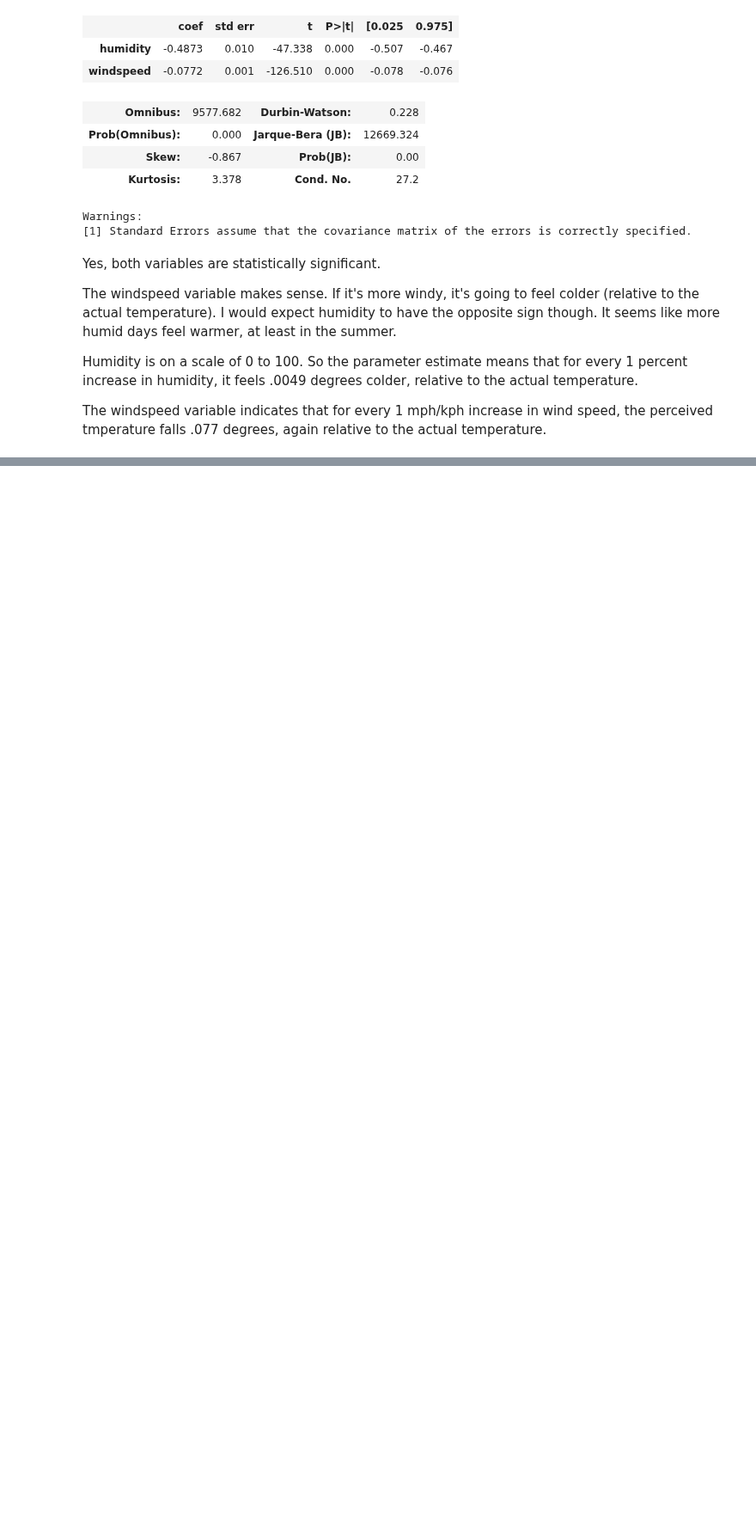
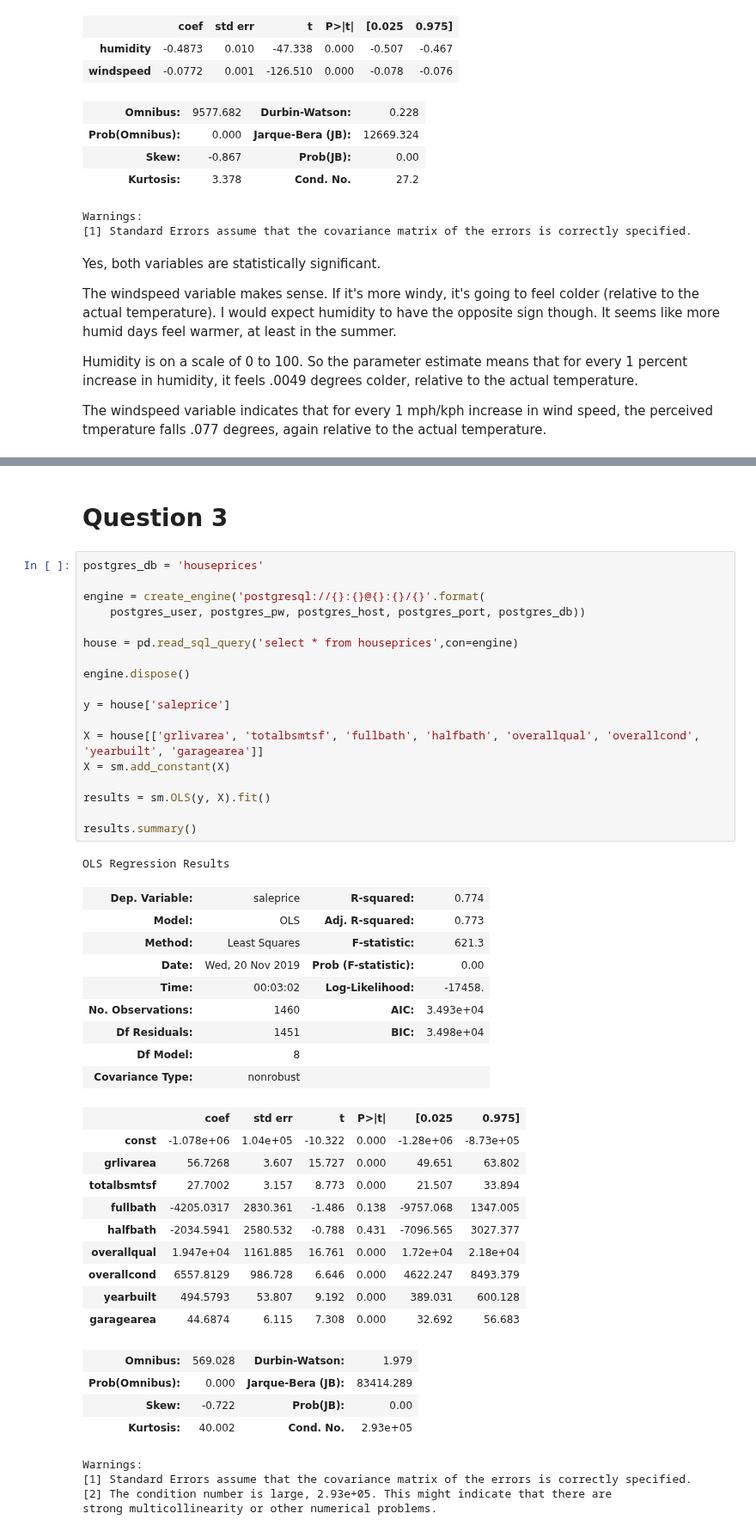
Before and after one commit to timcopelandoh/thinkful, a Jupyter notebook: Module 18 - Supervised Learning - Regression/18.4 - Interpreting coefficients.ipynb, the cells around one changed output, grey strips where cells are left out. Shown at 86% size. Saved outputs shown, nothing was run; the diff lists cells and outputs as text; blank space fills up the shorter version.

```diff
--- a/Module 18 - Supervised Learning - Regression/18.4 - Interpreting coefficients.ipynb
+++ b/Module 18 - Supervised Learning - Regression/18.4 - Interpreting coefficients.ipynb
@@ -81,0 +124,49 @@ weather.head()
+# %% [markdown]
+# Question 3
+# %%
+postgres_db = 'houseprices'
+
+engine = create_engine('postgresql://{}:{}@{}:{}/{}'.format(
+    postgres_user, postgres_pw, postgres_host, postgres_port, postgres_db))
+
+house = pd.read_sql_query('select * from houseprices',con=engine)
+
+engine.dispose()
+
+y = house['saleprice']
+
+X = house[['grlivarea', 'totalbsmtsf', 'fullbath', 'halfbath', 'overallqual', 'overallcond', 'yearbuilt', 'garagearea']]
+X = sm.add_constant(X)
+
+results = sm.OLS(y, X).fit()
+
+results.summary()
+# %% [output]
+OLS Regression Results
+| Dep. Variable: | saleprice | R-squared: | 0.774 |
+| Model: | OLS | Adj. R-squared: | 0.773 |
+| Method: | Least Squares | F-statistic: | 621.3 |
+| Date: | Wed, 20 Nov 2019 | Prob (F-statistic): | 0.00 |
+| Time: | 00:03:02 | Log-Likelihood: | -17458. |
+| No. Observations: | 1460 | AIC: | 3.493e+04 |
+| Df Residuals: | 1451 | BIC: | 3.498e+04 |
+| Df Model: | 8 |  |  |
+| Covariance Type: | nonrobust |  |  |
+|  | coef | std err | t | P>|t| | [0.025 | 0.975] |
+| const | -1.078e+06 | 1.04e+05 | -10.322 | 0.000 | -1.28e+06 | -8.73e+05 |
+| grlivarea | 56.7268 | 3.607 | 15.727 | 0.000 | 49.651 | 63.802 |
+| totalbsmtsf | 27.7002 | 3.157 | 8.773 | 0.000 | 21.507 | 33.894 |
+| fullbath | -4205.0317 | 2830.361 | -1.486 | 0.138 | -9757.068 | 1347.005 |
+| halfbath | -2034.5941 | 2580.532 | -0.788 | 0.431 | -7096.565 | 3027.377 |
+| overallqual | 1.947e+04 | 1161.885 | 16.761 | 0.000 | 1.72e+04 | 2.18e+04 |
+| overallcond | 6557.8129 | 986.728 | 6.646 | 0.000 | 4622.247 | 8493.379 |
+| yearbuilt | 494.5793 | 53.807 | 9.192 | 0.000 | 389.031 | 600.128 |
+| garagearea | 44.6874 | 6.115 | 7.308 | 0.000 | 32.692 | 56.683 |
+| Omnibus: | 569.028 | Durbin-Watson: | 1.979 |
+| Prob(Omnibus): | 0.000 | Jarque-Bera (JB): | 83414.289 |
+| Skew: | -0.722 | Prob(JB): | 0.00 |
+| Kurtosis: | 40.002 | Cond. No. | 2.93e+05 |
+Warnings:
+[1] Standard Errors assume that the covariance matrix of the errors is correctly specified.
+[2] The condition number is large, 2.93e+05. This might indicate that there are
+strong multicollinearity or other numerical problems.
```
Also changed, not shown: parts of 9 cells of this notebook, 1 other file.
